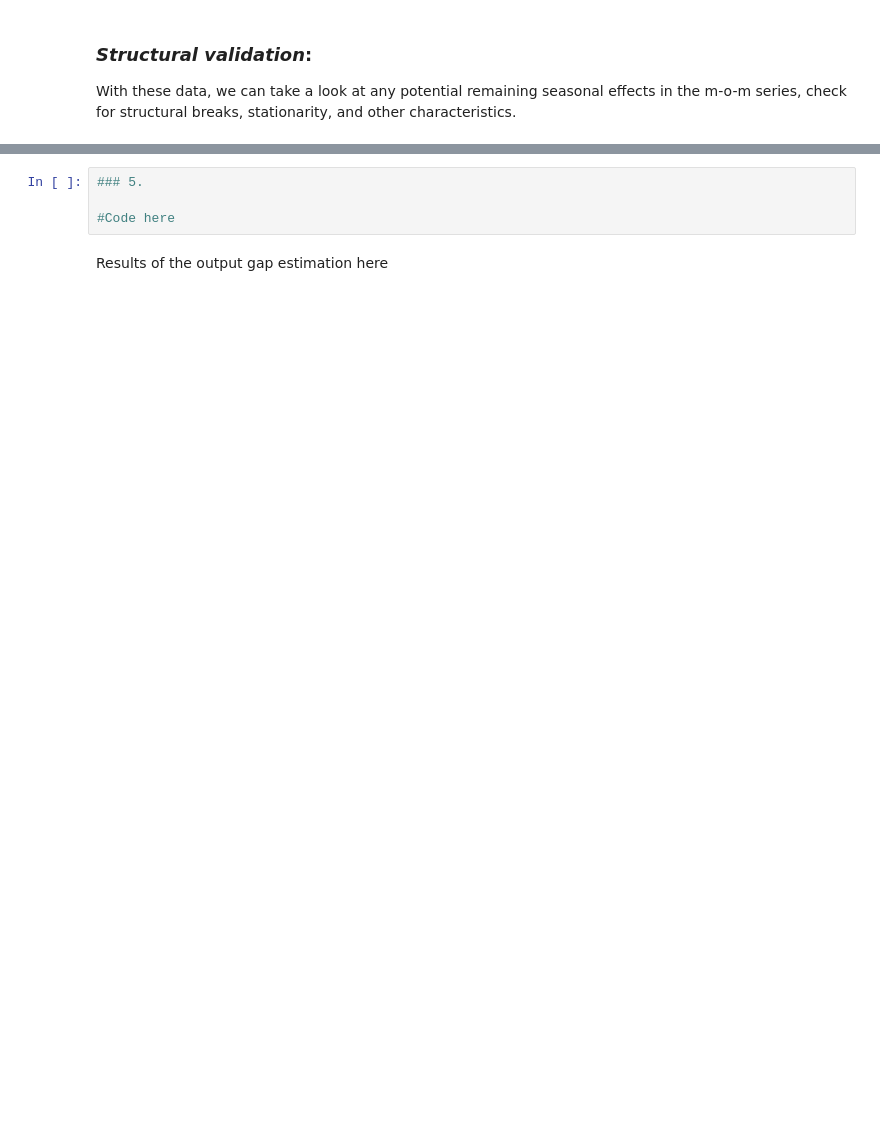
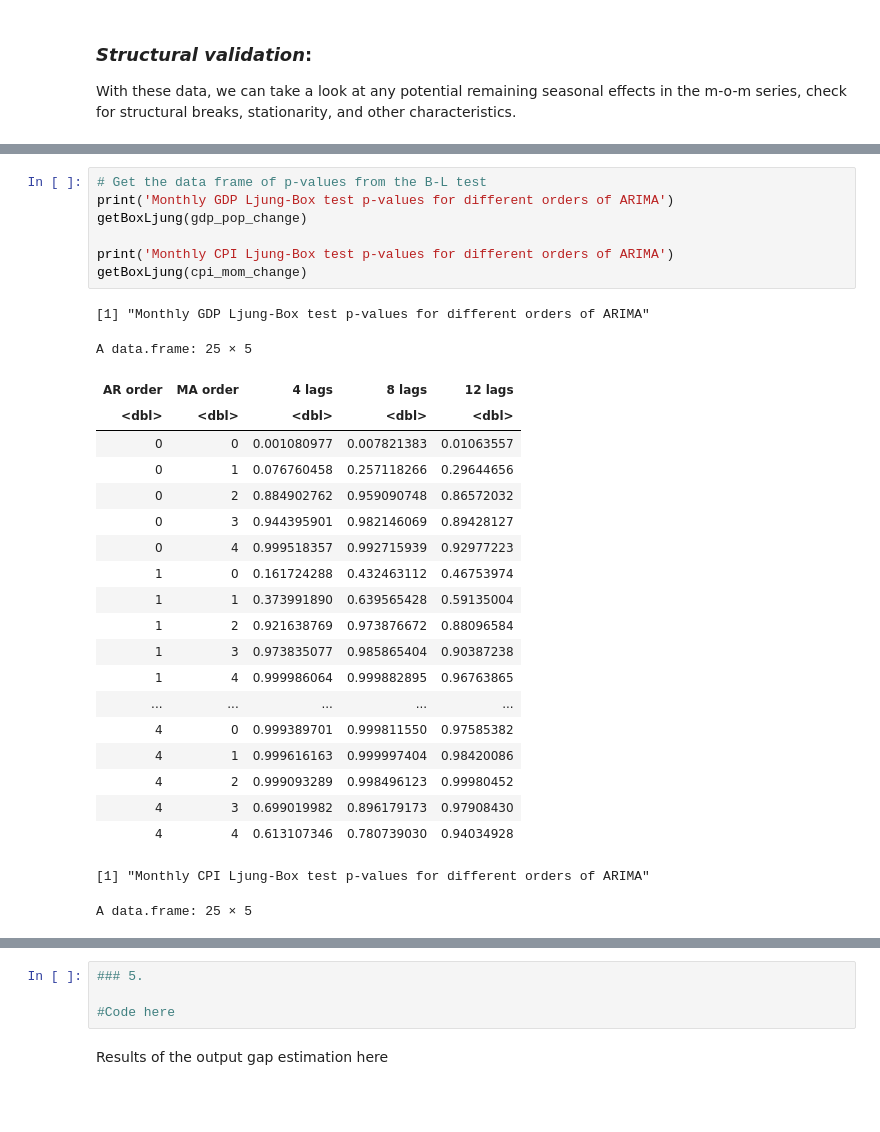
Before and after one commit to PetrCala/macro_tools_term_paper, a Jupyter notebook: code/cala_termpaper_main.ipynb, the cells around one changed output, grey strips where cells are left out. Cells and saved outputs as stored; diff of their text form; blank space fills up the shorter version.

```diff
--- a/code/cala_termpaper_main.ipynb
+++ b/code/cala_termpaper_main.ipynb
@@ -187,0 +210,30 @@ The ACF and PACF plots for either series suggest a simple model should suffice,
+# %%
+# Get the data frame of p-values from the B-L test
+print('Monthly GDP Ljung-Box test p-values for different orders of ARIMA')
+getBoxLjung(gdp_pop_change)
+
+print('Monthly CPI Ljung-Box test p-values for different orders of ARIMA')
+getBoxLjung(cpi_mom_change)
+# %% [output]
+[1] "Monthly GDP Ljung-Box test p-values for different orders of ARIMA"
+A data.frame: 25 × 5
+| AR order | MA order | 4 lags | 8 lags | 12 lags |
+| <dbl> | <dbl> | <dbl> | <dbl> | <dbl> |
+| 0 | 0 | 0.001080977 | 0.007821383 | 0.01063557 |
+| 0 | 1 | 0.076760458 | 0.257118266 | 0.29644656 |
+| 0 | 2 | 0.884902762 | 0.959090748 | 0.86572032 |
+| 0 | 3 | 0.944395901 | 0.982146069 | 0.89428127 |
+| 0 | 4 | 0.999518357 | 0.992715939 | 0.92977223 |
+| 1 | 0 | 0.161724288 | 0.432463112 | 0.46753974 |
+| 1 | 1 | 0.373991890 | 0.639565428 | 0.59135004 |
+| 1 | 2 | 0.921638769 | 0.973876672 | 0.88096584 |
+| 1 | 3 | 0.973835077 | 0.985865404 | 0.90387238 |
+| 1 | 4 | 0.999986064 | 0.999882895 | 0.96763865 |
+| ... | ... | ... | ... | ... |
+| 4 | 0 | 0.999389701 | 0.999811550 | 0.97585382 |
+| 4 | 1 | 0.999616163 | 0.999997404 | 0.98420086 |
+| 4 | 2 | 0.999093289 | 0.998496123 | 0.99980452 |
+| 4 | 3 | 0.699019982 | 0.896179173 | 0.97908430 |
+| 4 | 4 | 0.613107346 | 0.780739030 | 0.94034928 |
+[1] "Monthly CPI Ljung-Box test p-values for different orders of ARIMA"
+A data.frame: 25 × 5
```
Also changed, not shown: parts of 19 cells of this notebook, 1 other file.
